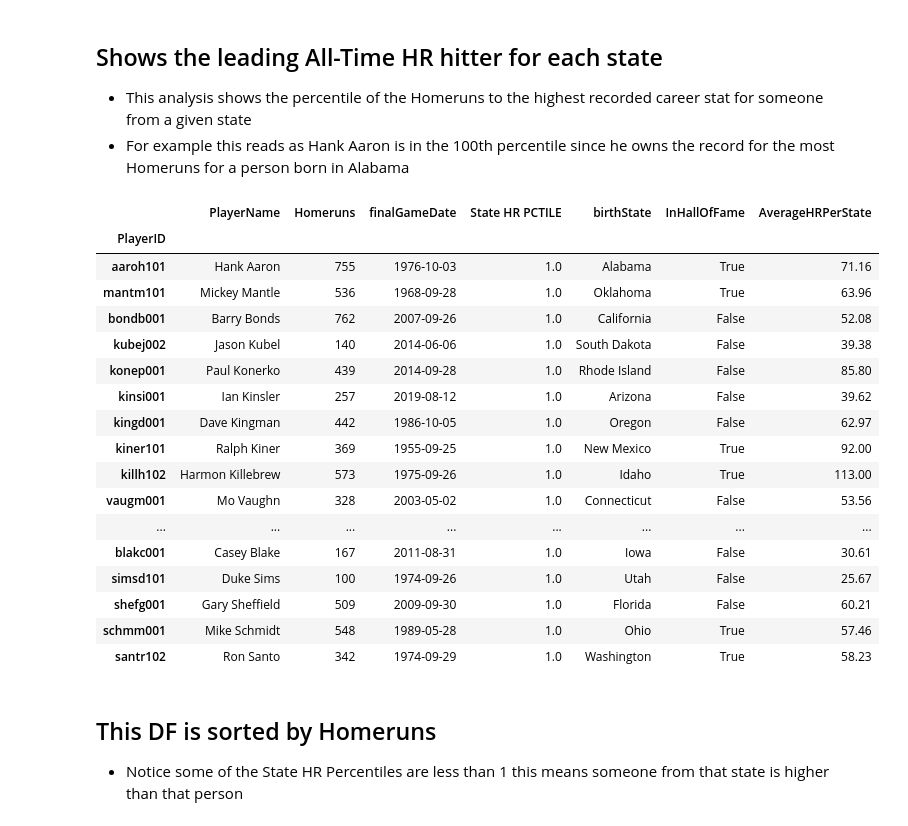
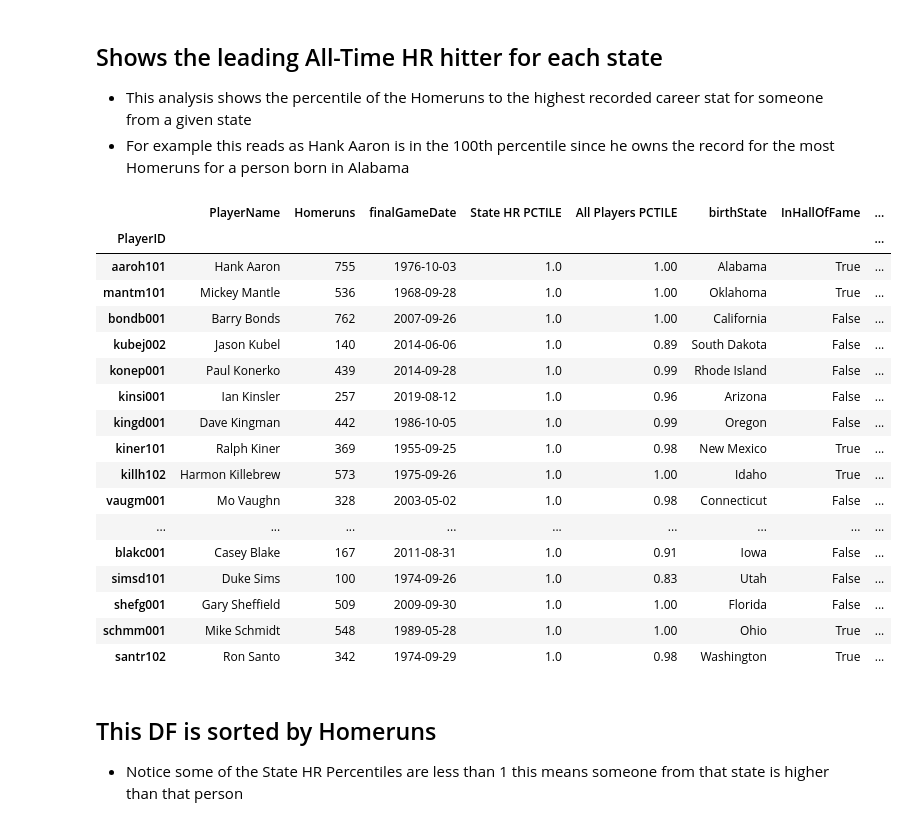
Before and after one commit to jack11wagner/DataWranglingProject, a Jupyter notebook: BaseballAnalysisJupyter/BattingAnalysis.ipynb, the cells around one changed output. Cells and saved outputs as stored; diff of their text form; code cells hidden in the pictures.

```diff
--- a/BaseballAnalysisJupyter/BattingAnalysis.ipynb
+++ b/BaseballAnalysisJupyter/BattingAnalysis.ipynb
@@ -67,9 +46,3 @@ career_batting_df[['PlayerName','Games', 'AtBats', 'Runs', 'Hits', 'Homeruns', '
 | zupof101 | Frank Zupo | 16 | 18 | 3 | 3 | 0 | 0 | 1957-07-01 | 1961-05-09 | ... |
 | zuvep001 | Paul Zuvella | 209 | 491 | 41 | 109 | 2 | 20 | 1982-09-04 | 1991-05-02 | ... |
 4621 rows × 12 columns
-# %%
-career_batting_df['Percentile'] = career_batting_df['Homeruns'].rank(pct = True)
-career_batting_df = career_batting_df.fillna(0)
-career_batting_df['InHallOfFame'] = career_batting_df['YearOfInduction'].apply(inHallOfFame)
-career_batting_df
-career_batting_df['InHallOfFame'].value_counts()
@@ -80,3 +49,9 @@ Name: InHallOfFame, dtype: int64
 # %%
 def inHallOfFame(yearOfInduction):
     return yearOfInduction!=0
+# %%
+career_batting_df['All Players PCTILE'] = career_batting_df['Homeruns'].rank(pct = True)
+career_batting_df = career_batting_df.fillna(0)
+career_batting_df['InHallOfFame'] = career_batting_df['YearOfInduction'].apply(inHallOfFame)
+career_batting_df
+career_batting_df['InHallOfFame'].value_counts()
@@ -132,27 +116,27 @@ usborn_batting_stats['State HR PCTILE'] = state_group[['Homeruns']].rank(pct=Tru
 # %%
-state_avg_df = usborn_batting_stats.copy()[['PlayerName','Homeruns', 'finalGameDate','State HR PCTILE', 'birthState','InHallOfFame' ]]
+state_avg_df = usborn_batting_stats.copy()[['PlayerName','Homeruns', 'finalGameDate','State HR PCTILE','All Players PCTILE', 'birthState','InHallOfFame' ]]
 state_avg_df['AverageHRPerState'] = state_avg_df['birthState'].apply(getHRAVGForBirthState)
-state_avg_df[['PlayerName','birthState', 'State HR PCTILE', 'finalGameDate', 'Homeruns', 'AverageHRPerState', 'InHallOfFame']]
+state_avg_df[['PlayerName','birthState', 'State HR PCTILE', 'All Players PCTILE', 'finalGameDate', 'Homeruns', 'AverageHRPerState', 'InHallOfFame']]
 state_avg_df.sort_values(by='State HR PCTILE', ascending =False).head(25)
 # %% [output]
-|  | PlayerName | Homeruns | finalGameDate | State HR PCTILE | birthState | InHallOfFame | AverageHRPerState |
-| PlayerID |  |  |  |  |  |  |  |
-| aaroh101 | Hank Aaron | 755 | 1976-10-03 | 1.0 | Alabama | True | 71.16 |
-| mantm101 | Mickey Mantle | 536 | 1968-09-28 | 1.0 | Oklahoma | True | 63.96 |
-| bondb001 | Barry Bonds | 762 | 2007-09-26 | 1.0 | California | False | 52.08 |
-| kubej002 | Jason Kubel | 140 | 2014-06-06 | 1.0 | South Dakota | False | 39.38 |
-| konep001 | Paul Konerko | 439 | 2014-09-28 | 1.0 | Rhode Island | False | 85.80 |
-| kinsi001 | Ian Kinsler | 257 | 2019-08-12 | 1.0 | Arizona | False | 39.62 |
-| kingd001 | Dave Kingman | 442 | 1986-10-05 | 1.0 | Oregon | False | 62.97 |
-| kiner101 | Ralph Kiner | 369 | 1955-09-25 | 1.0 | New Mexico | True | 92.00 |
-| killh102 | Harmon Killebrew | 573 | 1975-09-26 | 1.0 | Idaho | True | 113.00 |
-| vaugm001 | Mo Vaughn | 328 | 2003-05-02 | 1.0 | Connecticut | False | 53.56 |
-| ... | ... | ... | ... | ... | ... | ... | ... |
-| blakc001 | Casey Blake | 167 | 2011-08-31 | 1.0 | Iowa | False | 30.61 |
-| simsd101 | Duke Sims | 100 | 1974-09-26 | 1.0 | Utah | False | 25.67 |
-| shefg001 | Gary Sheffield | 509 | 2009-09-30 | 1.0 | Florida | False | 60.21 |
-| schmm001 | Mike Schmidt | 548 | 1989-05-28 | 1.0 | Ohio | True | 57.46 |
-| santr102 | Ron Santo | 342 | 1974-09-29 | 1.0 | Washington | True | 58.23 |
+|  | PlayerName | Homeruns | finalGameDate | State HR PCTILE | All Players PCTILE | birthState | InHallOfFame | ... |
+| PlayerID |  |  |  |  |  |  |  | ... |
+| aaroh101 | Hank Aaron | 755 | 1976-10-03 | 1.0 | 1.00 | Alabama | True | ... |
+| mantm101 | Mickey Mantle | 536 | 1968-09-28 | 1.0 | 1.00 | Oklahoma | True | ... |
+| bondb001 | Barry Bonds | 762 | 2007-09-26 | 1.0 | 1.00 | California | False | ... |
+| kubej002 | Jason Kubel | 140 | 2014-06-06 | 1.0 | 0.89 | South Dakota | False | ... |
+| konep001 | Paul Konerko | 439 | 2014-09-28 | 1.0 | 0.99 | Rhode Island | False | ... |
+| kinsi001 | Ian Kinsler | 257 | 2019-08-12 | 1.0 | 0.96 | Arizona | False | ... |
+| kingd001 | Dave Kingman | 442 | 1986-10-05 | 1.0 | 0.99 | Oregon | False | ... |
+| kiner101 | Ralph Kiner | 369 | 1955-09-25 | 1.0 | 0.98 | New Mexico | True | ... |
+| killh102 | Harmon Killebrew | 573 | 1975-09-26 | 1.0 | 1.00 | Idaho | True | ... |
+| vaugm001 | Mo Vaughn | 328 | 2003-05-02 | 1.0 | 0.98 | Connecticut | False | ... |
+| ... | ... | ... | ... | ... | ... | ... | ... | ... |
+| blakc001 | Casey Blake | 167 | 2011-08-31 | 1.0 | 0.91 | Iowa | False | ... |
+| simsd101 | Duke Sims | 100 | 1974-09-26 | 1.0 | 0.83 | Utah | False | ... |
+| shefg001 | Gary Sheffield | 509 | 2009-09-30 | 1.0 | 1.00 | Florida | False | ... |
+| schmm001 | Mike Schmidt | 548 | 1989-05-28 | 1.0 | 1.00 | Ohio | True | ... |
+| santr102 | Ron Santo | 342 | 1974-09-29 | 1.0 | 0.98 | Washington | True | ... |
 # %% [markdown]
 ## This DF is sorted by Homeruns
 - Notice some of the State HR Percentiles are less than 1 this means someone from that state is higher than that person
```
Also changed, not shown: parts of 10 cells of this notebook, 1 other file.
